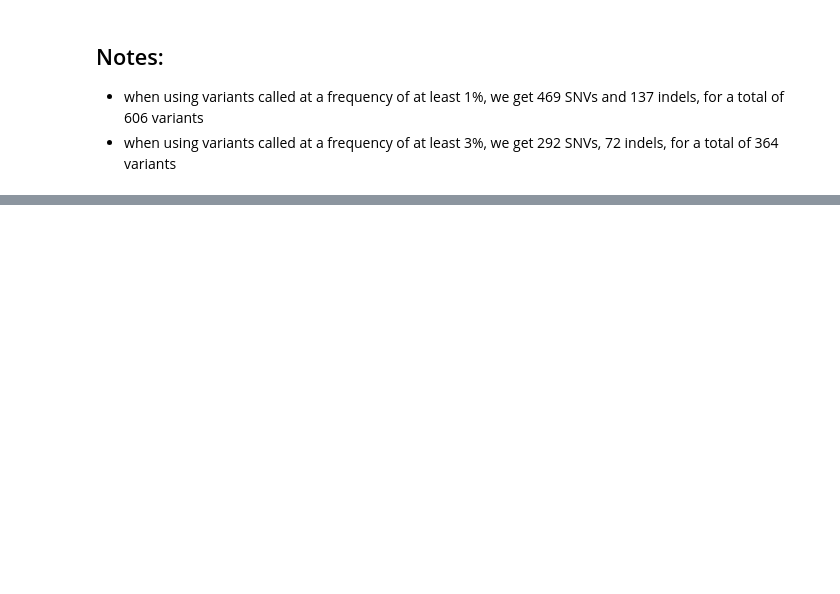
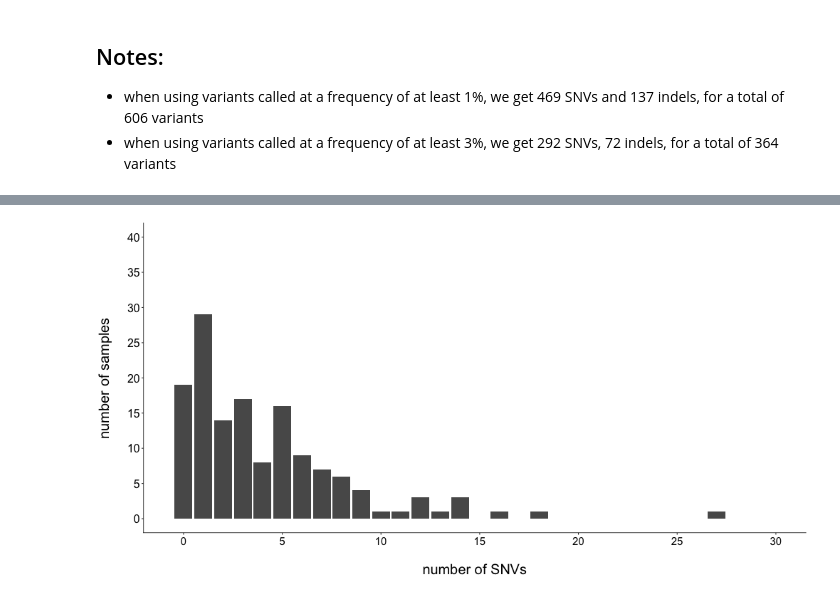
Before and after one commit to lmoncla/ncov-WI-within-host, a Jupyter notebook: scripts/characterize-within-host-variants.ipynb, the cells around one changed output, grey strips where cells are left out. Saved outputs shown, nothing was run; the diff lists cells and outputs as text; code cells hidden in the pictures; blank space fills up the shorter version.

```diff
--- a/scripts/characterize-within-host-variants.ipynb
+++ b/scripts/characterize-within-host-variants.ipynb
@@ -952,0 +200,5 @@ p
+# %%
+print("snvs")
+snvs_dict = return_number_variants_per_sample(snvs_only)
+print("indels")
+indels_dict = return_number_variants_per_sample(indels_only)
@@ -952,0 +245,14 @@ p
+# %%
+# convert to counts of number of samples that have x SNVs
+snv_counts = pd.DataFrame(variants_per_sample_df['SNVs'].value_counts())
+snv_counts.reset_index(inplace=True)
+snv_counts.columns = ['number_of_SNVs','number_of_samples']
+
+indel_counts = pd.DataFrame(variants_per_sample_df['indels'].value_counts())
+indel_counts.reset_index(inplace=True)
+indel_counts.columns = ['number_of_indels','number_of_samples']
+
+variant_counts = pd.DataFrame(variants_per_sample_df['variants'].value_counts())
+variant_counts.reset_index(inplace=True)
+variant_counts.columns = ['number_of_variants','number_of_samples']
+variant_counts.head()
@@ -952,0 +266,39 @@ p
+# %%
+%%R -w 1000 -h 500 -u px -i variant_percent,current_date,snv_counts,s_color,ns_color,stop_color,fs_color,fs_stop_color # this sets the size of the plot...otherwise, it will go off the page\n",
+require(ggplot2)
+library(ggplot2)
+
+
+output_filename = paste("SNVs-per-sample-",variant_percent,"percent-",current_date,".pdf", sep="")
+
+p1 <- ggplot(snv_counts, aes(x=number_of_SNVs, y=number_of_samples))+
+    geom_col()+
+    #scale_fill_manual(values=c(in_hp=ns_color, not_in_hp=s_color,adjacent=fs_color,no_consensus="grey70"), labels=c(in_hp="in homopolymer region",not_in_hp="not in homopolymer region",adjacent="1 nt away from homopolymer",no_consensus="missing consensus"))+
+    theme(panel.grid.major=element_line(colour=NA,size=NA))+
+    theme(panel.grid.minor=element_line(colour=NA,size=NA))+
+    scale_y_continuous(limits=c(0,40), breaks=seq(0,40,5))+
+    scale_x_continuous(breaks=seq(0,30,5), limits=c(-0.5,30))+
+    theme(plot.title=element_text(size=13))+
+    theme(strip.background = element_rect(colour=NA, fill=NA))+
+    theme(plot.margin=unit(c(0.1,0.1,0.1,0.1),"cm"))+
+    theme(axis.line.x=element_line(colour="black"))+
+    theme(axis.line.y=element_line(colour="black"))+
+    theme(axis.title.y=element_text(size=20, hjust=0.5, vjust=0.5))+
+    theme(axis.title.x=element_text(size=20, vjust=0.5))+
+    theme(axis.text.y=element_text(size=16, colour="black"))+
+    theme(axis.text.x=element_text(hjust=0.5, vjust=0.5, size=15, colour="black"))+
+    theme(legend.text=element_text(size=16))+
+    theme(legend.title=element_blank())+
+    #theme(legend.position = c(0.9, 0.6))+ # (0,0) is bottom left, (1,1) is top right
+    theme(panel.margin=unit(1, "lines"))+
+    theme(legend.key.size=unit(0.55, "cm"))+
+    theme(panel.background=element_rect(fill=NA))+
+    theme(legend.key=element_rect(fill=NA))+
+    labs(x="\nnumber of SNVs",y="number of samples\n")
+#       scale_y_continuous(limits=c(-0.1,1.2), breaks=seq(0,1.2,0.2))+
+
+
+ggsave(output_filename, p1, width = 6, height = 4, path="../figures/individual-pdfs/")
+p1
+# %% [output]
+[figure, added]
```
Also changed, not shown: parts of 51 cells of this notebook, 3 other files.
